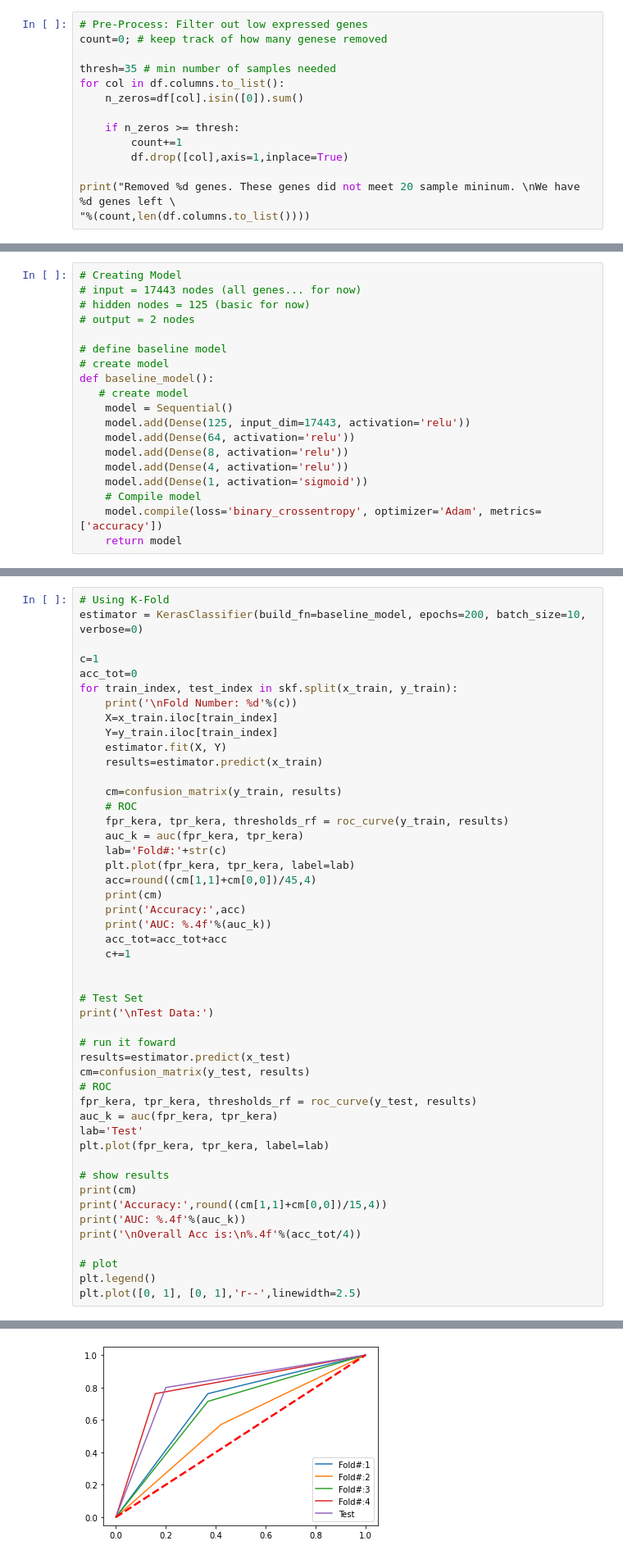
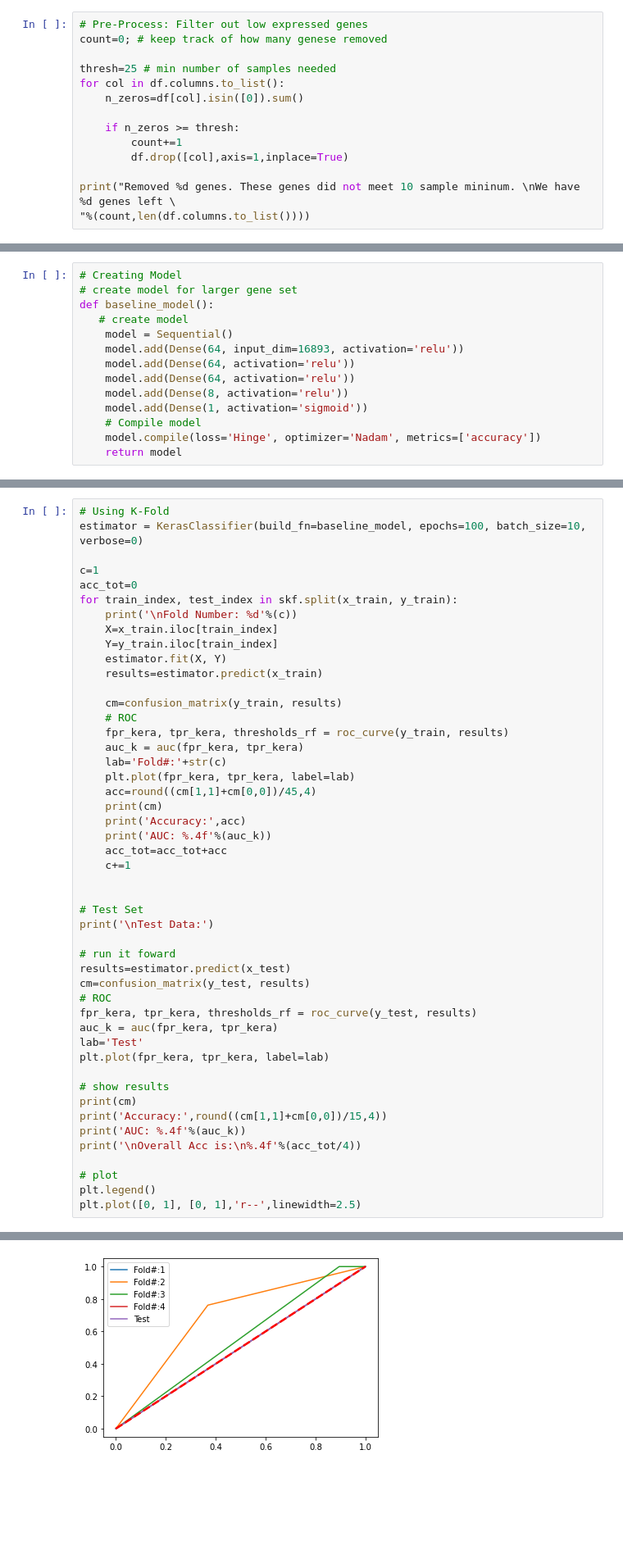
Before and after one commit to hzorkic/machine_learning_and_molecular_docking_for_drug_discovery, a Jupyter notebook: COAD Analysis.ipynb, the cells around one changed output, grey strips where cells are left out. Shown at 82% size. Saved outputs shown, nothing was run; the diff lists cells and outputs as text; blank space fills up the shorter version.

Commit message:
Updated random gene search model

```diff
--- a/COAD Analysis.ipynb
+++ b/COAD Analysis.ipynb
@@ -69,7 +69,7 @@ Removing genes when not expressed in at least 20 samples
 # Pre-Process: Filter out low expressed genes
 count=0; # keep track of how many genese removed
 
-thresh=35 # min number of samples needed
+thresh=25 # min number of samples needed
 for col in df.columns.to_list():
     n_zeros=df[col].isin([0]).sum()
 
@@ -77,6 +77,6 @@ for col in df.columns.to_list():
         count+=1
         df.drop([col],axis=1,inplace=True)
 
-print("Removed %d genes. These genes did not meet 20 sample mininum. \nWe have %d genes left \
+print("Removed %d genes. These genes did not meet 10 sample mininum. \nWe have %d genes left \
 "%(count,len(df.columns.to_list())))
 # %% [output]
@@ -318,24 +307,19 @@ TEST: [ 6  7  9 10 13 16 25 28 32 35]
 * 10-5-2-1 produces C.M=[0,5;0,10] , this is pretty good at predicting cancer, but not at predicting healthy haha
 
 * 12-2-4-2-1 produces C.M=[4,1;1,9], super good, much wow
-# %%
-# Creating Model
-# input = 17443 nodes (all genes... for now)
-# hidden nodes = 125 (basic for now)
-# output = 2 nodes
-
-# define baseline model
-# create model
-def baseline_model():
-   # create model
-    model = Sequential()
-    model.add(Dense(125, input_dim=17443, activation='relu'))
-    model.add(Dense(64, activation='relu'))
-    model.add(Dense(8, activation='relu'))
-    model.add(Dense(4, activation='relu'))
-    model.add(Dense(1, activation='sigmoid'))
-    # Compile model
-    model.compile(loss='binary_crossentropy', optimizer='Adam', metrics=['accuracy'])
-    return model
+# %%
+# Creating Model
+# create model for larger gene set
+def baseline_model():
+   # create model
+    model = Sequential()
+    model.add(Dense(64, input_dim=16893, activation='relu'))
+    model.add(Dense(64, activation='relu'))
+    model.add(Dense(64, activation='relu'))
+    model.add(Dense(8, activation='relu'))
+    model.add(Dense(1, activation='sigmoid'))
+    # Compile model
+    model.compile(loss='Hinge', optimizer='Nadam', metrics=['accuracy'])
+    return model
 # %%
 # Creating Model
@@ -357,7 +337,7 @@ def baseline_model():
     return model
 # %%
 # Using K-Fold
-estimator = KerasClassifier(build_fn=baseline_model, epochs=200, batch_size=10, verbose=0)
+estimator = KerasClassifier(build_fn=baseline_model, epochs=100, batch_size=10, verbose=0)
 
 c=1
 acc_tot=0
@@ -424,5 +404,5 @@ Overall Acc is:
 [<matplotlib.lines.Line2D at 0x...>]
-[figure, old version]
+[figure, new version]
 # %% [markdown]
 ### Saving Models
 # %%
```
Also changed, not shown: parts of 22 cells of this notebook.
